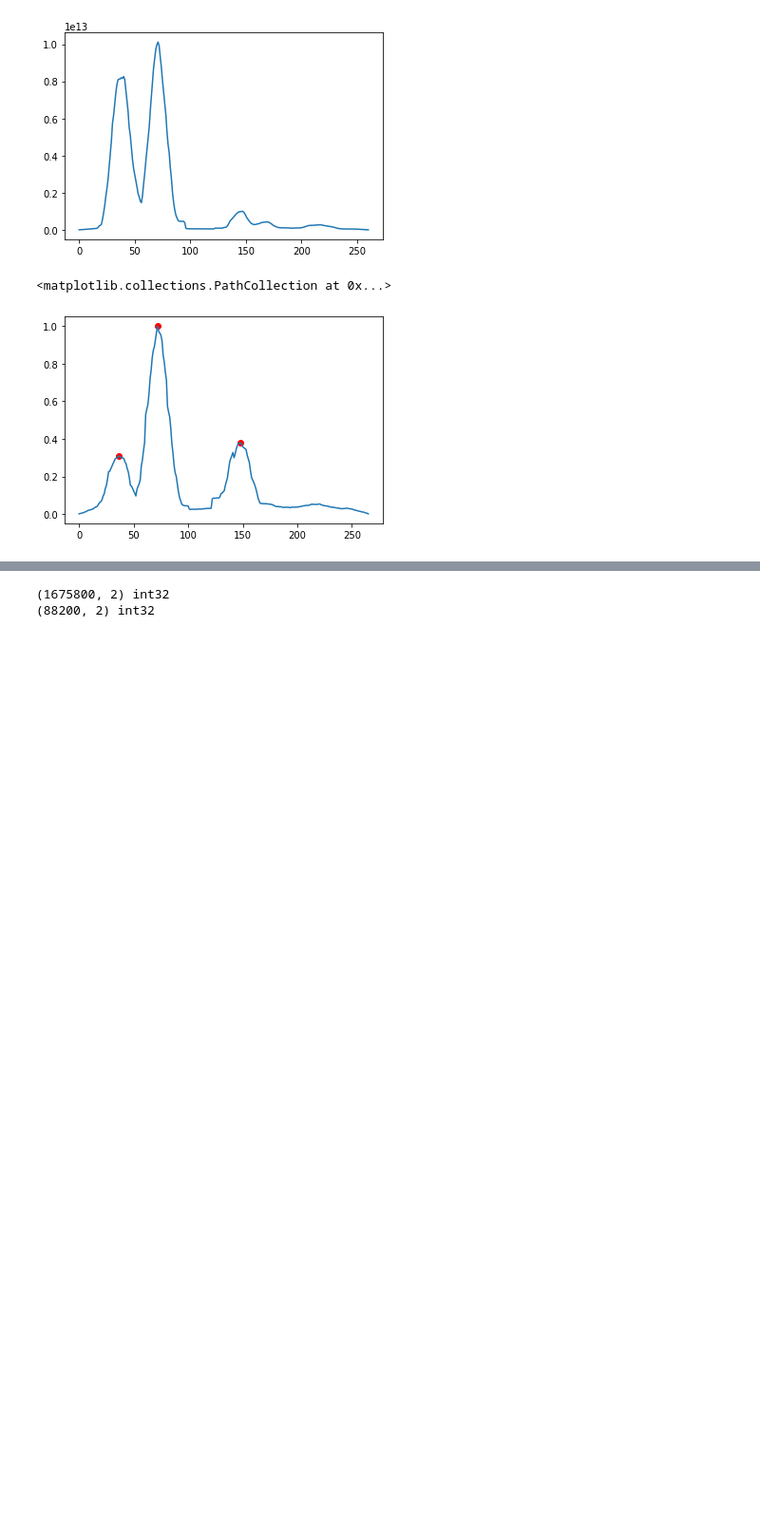
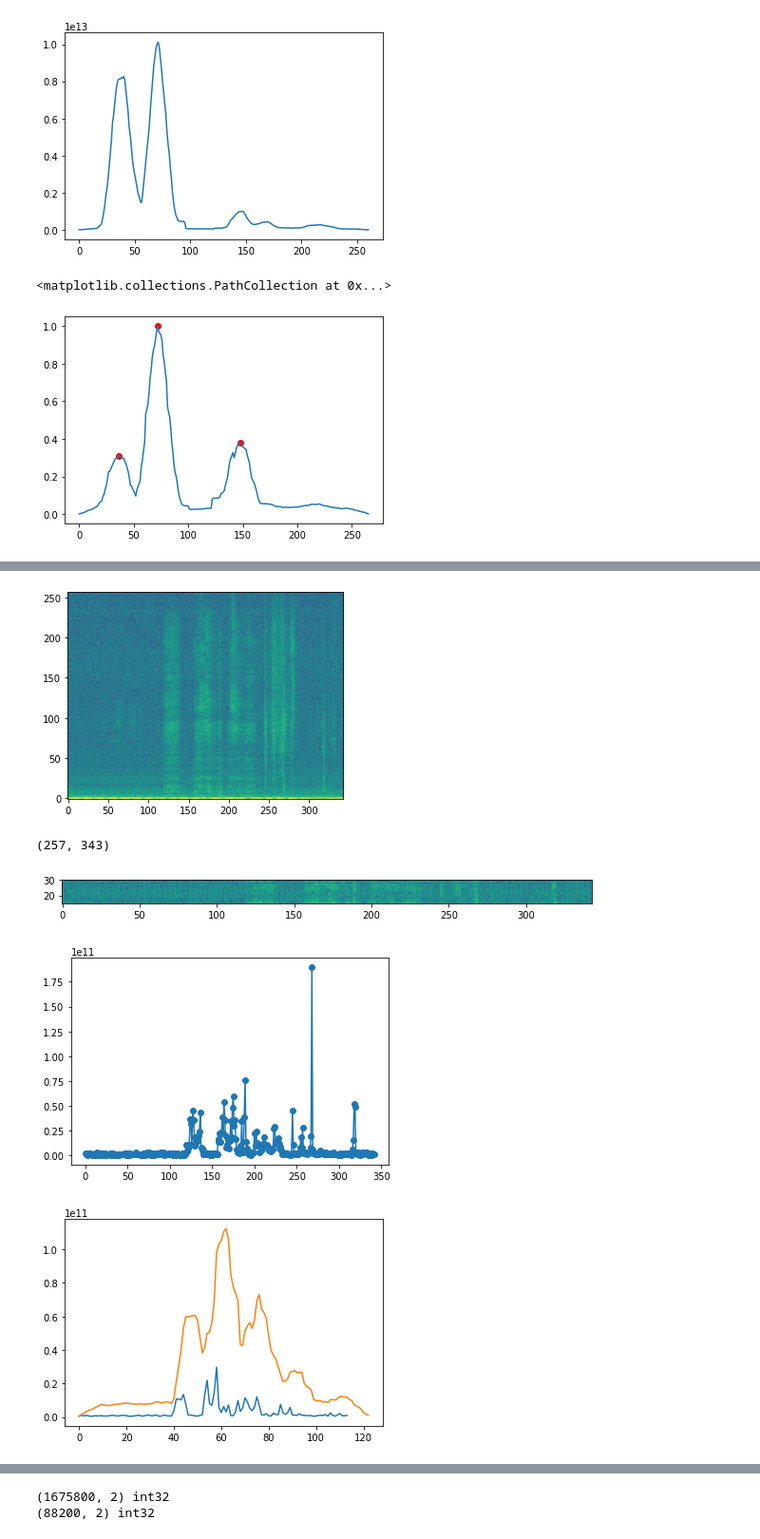
Before and after one commit to ijc8/acr, a Jupyter notebook: Strokes.ipynb, the cells around one changed output, grey strips where cells are left out. Shown at 95% size. Cells and saved outputs as stored; diff of their text form; code cells hidden in the pictures; blank space fills up the shorter version.

```diff
--- a/Strokes.ipynb
+++ b/Strokes.ipynb
@@ -111,0 +146,22 @@ plt.scatter(peaks, smoothed[peaks], c='red')
+# %%
+display(Audio(letters[1, 1, 18], rate=fs))
+X, *_ = mlab.specgram(letters[1, 1, 18], Fs=fs, NFFT=512, noverlap=256)
+plt.imshow(np.log(X), origin='lower')
+plt.show()
+plt.figure(figsize=(10, 10))
+plt.imshow(np.log(X), origin='lower')
+plt.ylim(15, 30)
+print(X.shape)
+plt.show()
+cropped = np.sum(X[15:30], axis=0)
+plt.figure()
+plt.plot(cropped)
+plt.scatter(np.arange(len(cropped)), cropped)
+plt.show()
+plt.figure()
+filtered = filter_transients(cropped, 3)
+plt.plot(filtered)
+plt.plot(np.convolve(filtered, np.ones(10)))
+plt.show()
+# plt.plot(np.convolve(np.sum(X[15:30], axis=0), np.ones(20)/20))
+# %% [output]
@@ -111,0 +169,5 @@ plt.scatter(peaks, smoothed[peaks], c='red')
+[figure, added]
+(257, 343)
+[figure, added]
+[figure, added]
+[figure, added]
```
Also changed, not shown: parts of 8 cells of this notebook.
